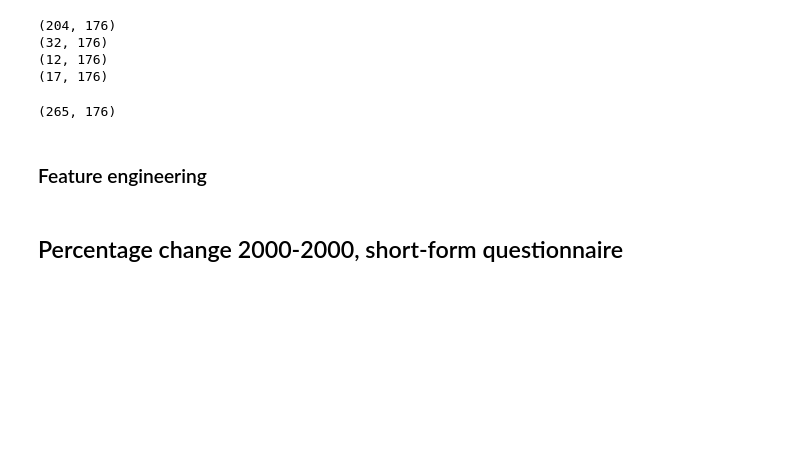
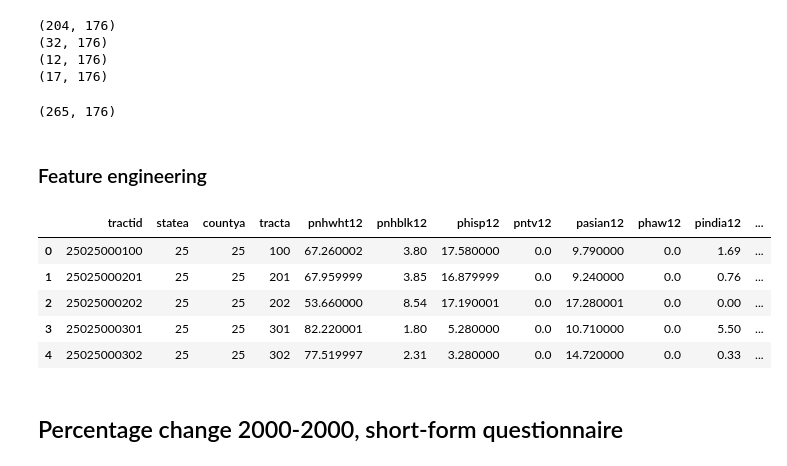
Before and after one commit to krbarounis/Predicting_Gentrification, a Jupyter notebook: Census_Data.ipynb, the cells around one changed output. Drawn from its saved outputs; the diff is of its cells as text; code cells hidden in the pictures; blank space fills up the shorter version.

```diff
--- a/Census_Data.ipynb
+++ b/Census_Data.ipynb
@@ -363,5 +366,14 @@ df_MA_sample_2010.shape
 # %%
 # feature engineer the one column that is missing
 df_MA_sample_2010['percent_employed12']=100*(df_MA_sample_2010['empclf12']/df_MA_sample_2010['clf12'])
+# %%
+df_MA_sample_2010.head()
+# %% [output]
+|  | tractid | statea | countya | tracta | pnhwht12 | pnhblk12 | phisp12 | pntv12 | pasian12 | phaw12 | pindia12 | ... |
+| 0 | 25025000100 | 25 | 25 | 100 | 67.260002 | 3.80 | 17.580000 | 0.0 | 9.790000 | 0.0 | 1.69 | ... |
+| 1 | 25025000201 | 25 | 25 | 201 | 67.959999 | 3.85 | 16.879999 | 0.0 | 9.240000 | 0.0 | 0.76 | ... |
+| 2 | 25025000202 | 25 | 25 | 202 | 53.660000 | 8.54 | 17.190001 | 0.0 | 17.280001 | 0.0 | 0.00 | ... |
+| 3 | 25025000301 | 25 | 25 | 301 | 82.220001 | 1.80 | 5.280000 | 0.0 | 10.710000 | 0.0 | 5.50 | ... |
+| 4 | 25025000302 | 25 | 25 | 302 | 77.519997 | 2.31 | 3.280000 | 0.0 | 14.720000 | 0.0 | 0.33 | ... |
 # %%
 # force these to be in the same order as the 2000 sample file
```
Also changed, not shown: parts of 8 cells of this notebook.
